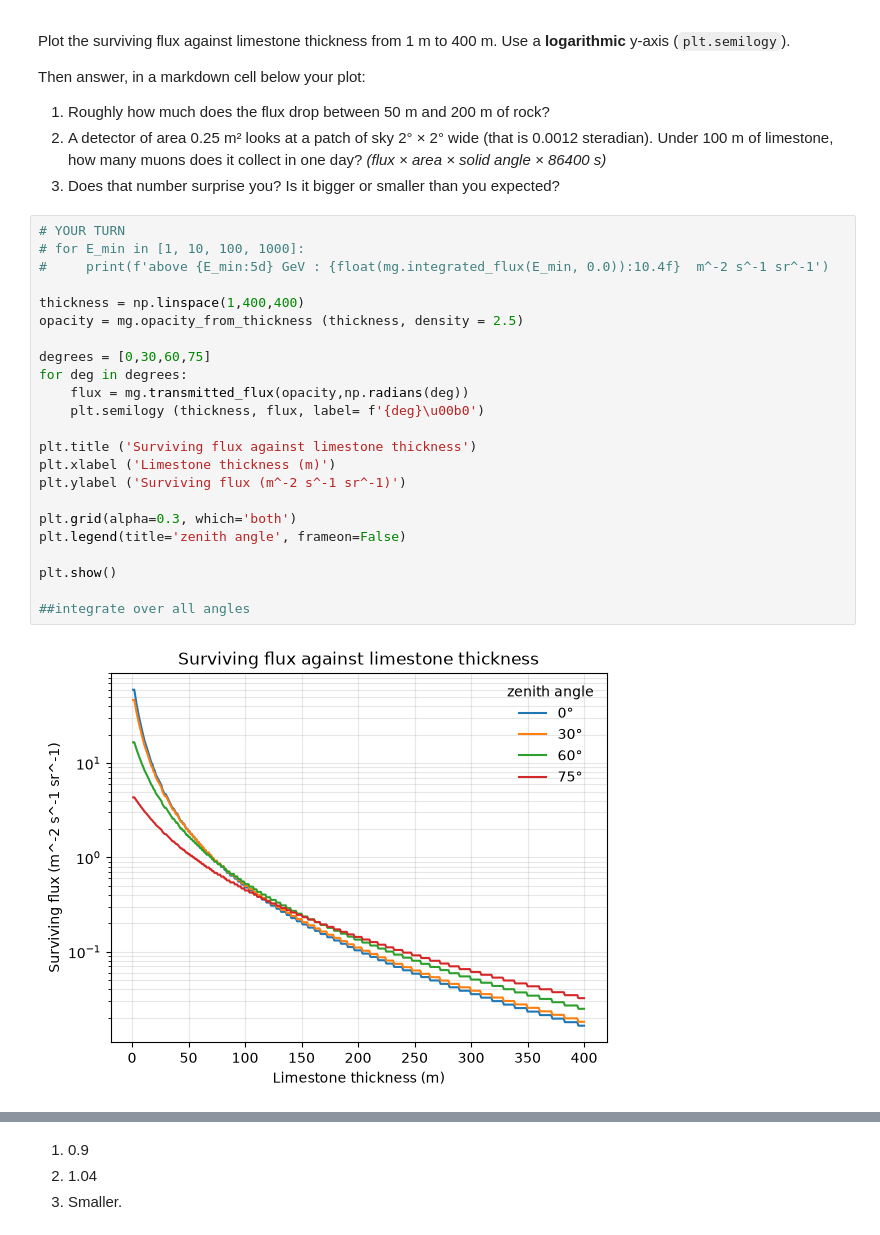
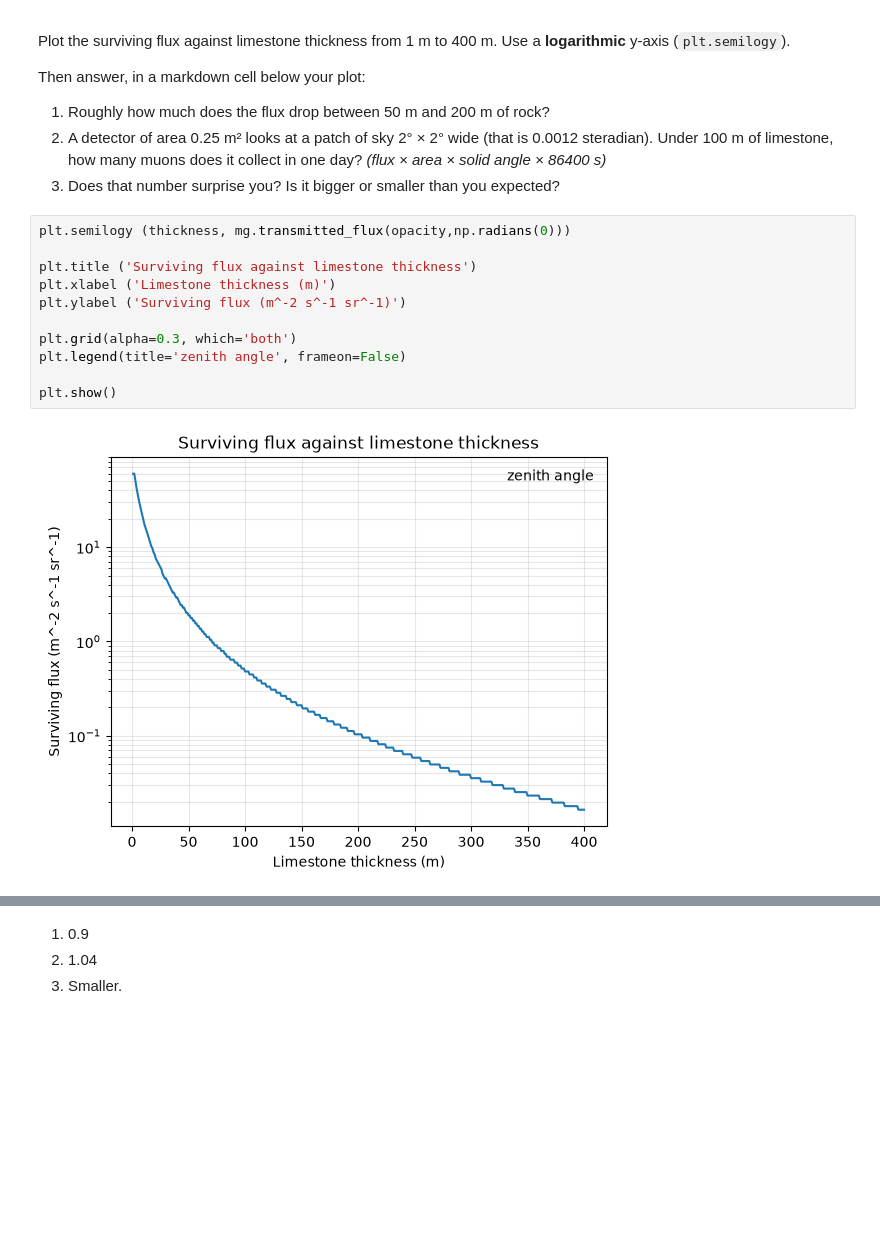
Before and after one commit to Evan-Lim/muography-project, a Jupyter notebook: samantha-student-package/notebooks/01_muons_and_rock.ipynb, the cells around one changed output, grey strips where cells are left out. Saved outputs shown, nothing was run; the diff lists cells and outputs as text; blank space fills up the shorter version.

Commit message:
[week03] Fixed graph limestone thickness vs flux

```diff
--- a/samantha-student-package/notebooks/01_muons_and_rock.ipynb
+++ b/samantha-student-package/notebooks/01_muons_and_rock.ipynb
@@ -113,28 +113,16 @@ Then answer, in a markdown cell below your plot:
    collect in one day? *(flux × area × solid angle × 86400 s)*
 3. Does that number surprise you? Is it bigger or smaller than you expected?
 # %%
-# YOUR TURN
-# for E_min in [1, 10, 100, 1000]:
-#     print(f'above {E_min:5d} GeV : {float(mg.integrated_flux(E_min, 0.0)):10.4f}  m^-2 s^-1 sr^-1')
-
-thickness = np.linspace(1,400,400)
-opacity = mg.opacity_from_thickness (thickness, density = 2.5)
-
-degrees = [0,30,60,75]
-for deg in degrees:
-    flux = mg.transmitted_flux(opacity,np.radians(deg))
-    plt.semilogy (thickness, flux, label= f'{deg}\u00b0')
+plt.semilogy (thickness, mg.transmitted_flux(opacity,np.radians(0)))
 
 plt.title ('Surviving flux against limestone thickness')
 plt.xlabel ('Limestone thickness (m)')
 plt.ylabel ('Surviving flux (m^-2 s^-1 sr^-1)')
 
 plt.grid(alpha=0.3, which='both')
 plt.legend(title='zenith angle', frameon=False)
 
 plt.show()
-
-##integrate over all angles
 # %% [output]
-[figure, old version]
+[figure, new version]
 # %%
```
Also changed, not shown: parts of 1 cell of this notebook.
